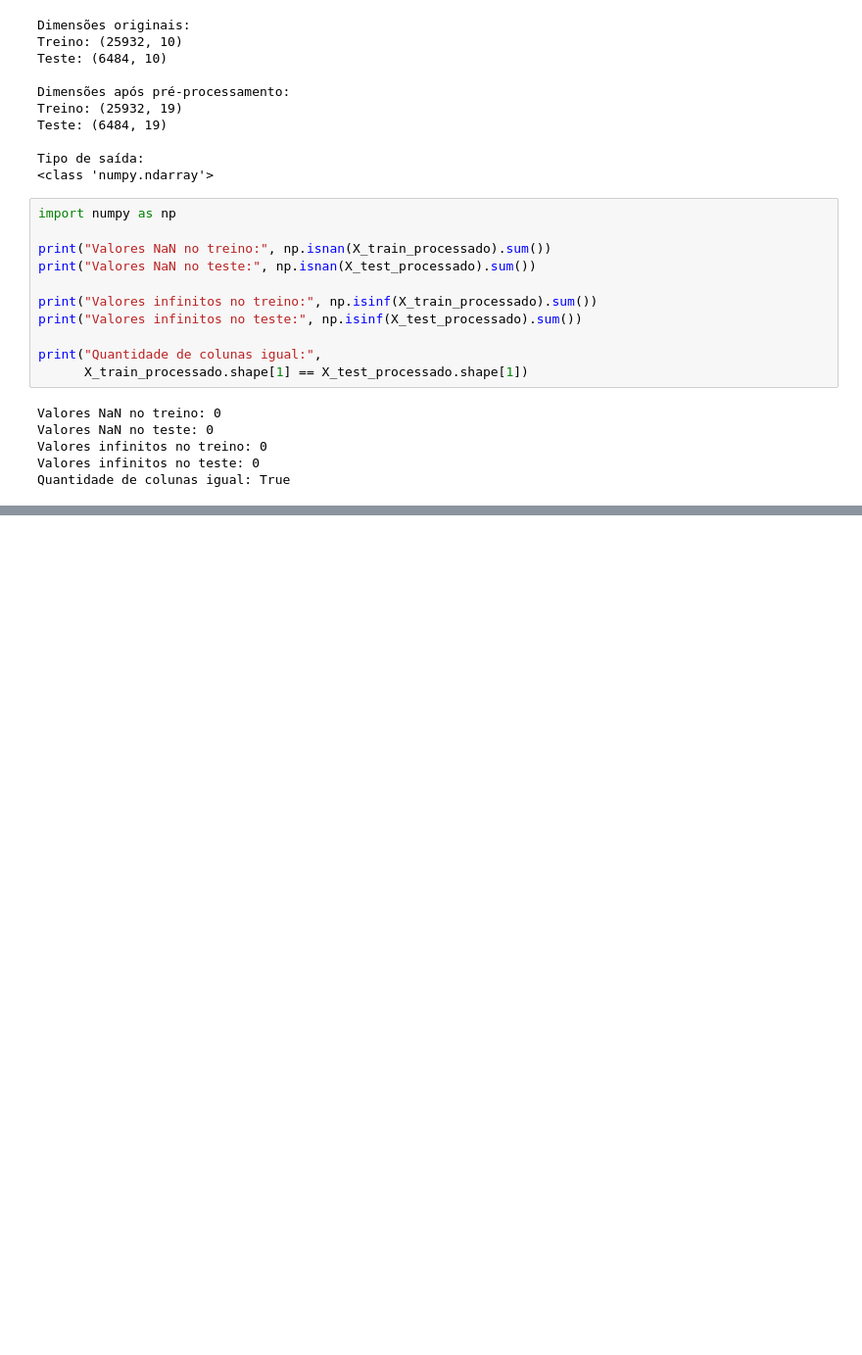
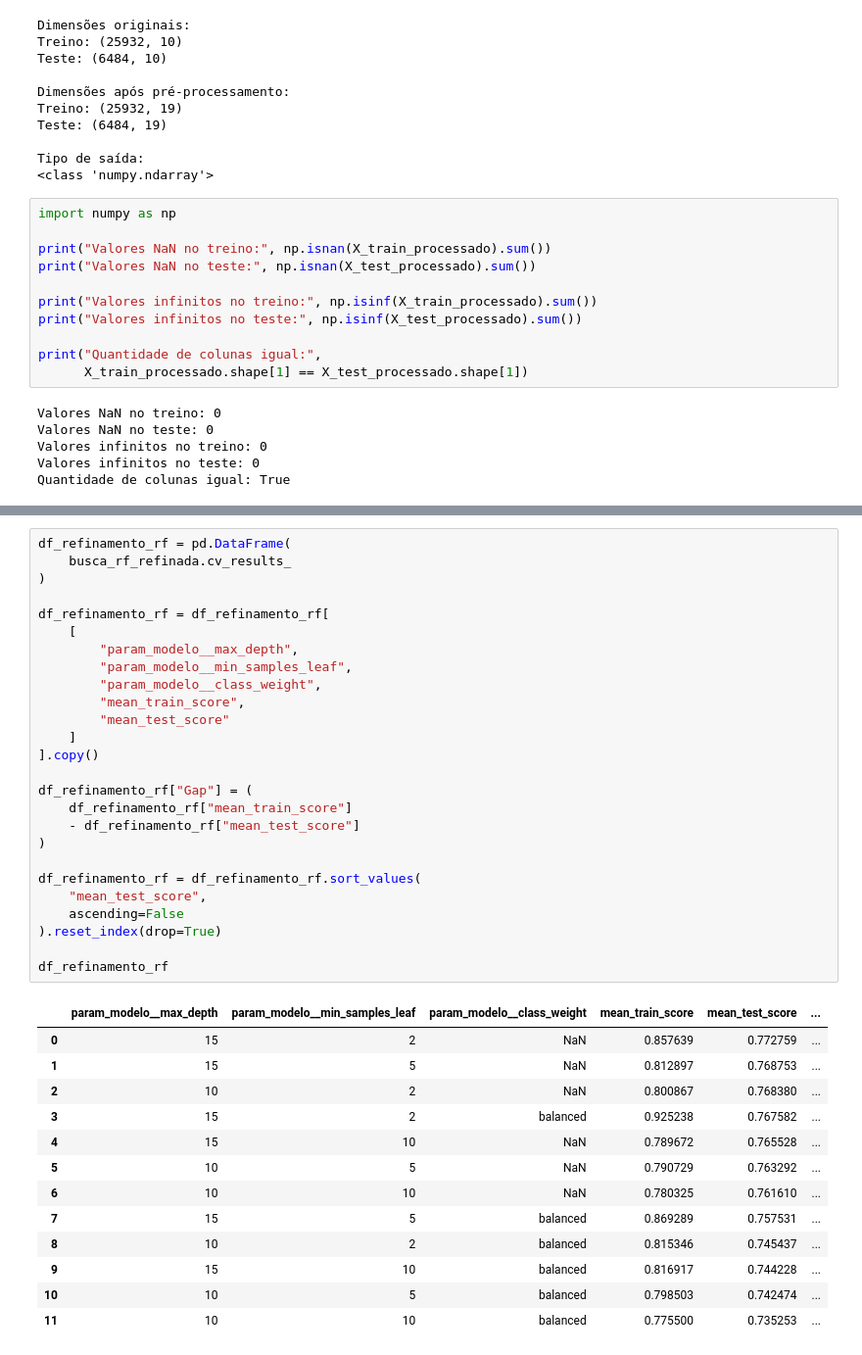
Before and after one commit to stefanolaurito/projeto-risco-credito, a Jupyter notebook: notebooks/01_eda.ipynb, the cells around one changed output, grey strips where cells are left out. Shown at 98% size. Saved outputs shown, nothing was run; the diff lists cells and outputs as text; blank space fills up the shorter version.

```diff
--- a/notebooks/01_eda.ipynb
+++ b/notebooks/01_eda.ipynb
@@ -631,0 +1026,40 @@ Quantidade de colunas igual: True
+# %%
+df_refinamento_rf = pd.DataFrame(
+    busca_rf_refinada.cv_results_
+)
+
+df_refinamento_rf = df_refinamento_rf[
+    [
+        "param_modelo__max_depth",
+        "param_modelo__min_samples_leaf",
+        "param_modelo__class_weight",
+        "mean_train_score",
+        "mean_test_score"
+    ]
+].copy()
+
+df_refinamento_rf["Gap"] = (
+    df_refinamento_rf["mean_train_score"]
+    - df_refinamento_rf["mean_test_score"]
+)
+
+df_refinamento_rf = df_refinamento_rf.sort_values(
+    "mean_test_score",
+    ascending=False
+).reset_index(drop=True)
+
+df_refinamento_rf
+# %% [output]
+|  | param_modelo__max_depth | param_modelo__min_samples_leaf | param_modelo__class_weight | mean_train_score | mean_test_score | ... |
+| 0 | 15 | 2 | NaN | 0.857639 | 0.772759 | ... |
+| 1 | 15 | 5 | NaN | 0.812897 | 0.768753 | ... |
+| 2 | 10 | 2 | NaN | 0.800867 | 0.768380 | ... |
+| 3 | 15 | 2 | balanced | 0.925238 | 0.767582 | ... |
+| 4 | 15 | 10 | NaN | 0.789672 | 0.765528 | ... |
+| 5 | 10 | 5 | NaN | 0.790729 | 0.763292 | ... |
+| 6 | 10 | 10 | NaN | 0.780325 | 0.761610 | ... |
+| 7 | 15 | 5 | balanced | 0.869289 | 0.757531 | ... |
+| 8 | 10 | 2 | balanced | 0.815346 | 0.745437 | ... |
+| 9 | 15 | 10 | balanced | 0.816917 | 0.744228 | ... |
+| 10 | 10 | 5 | balanced | 0.798503 | 0.742474 | ... |
+| 11 | 10 | 10 | balanced | 0.775500 | 0.735253 | ... |
```
Also changed, not shown: parts of 19 cells of this notebook, 3 other files.
